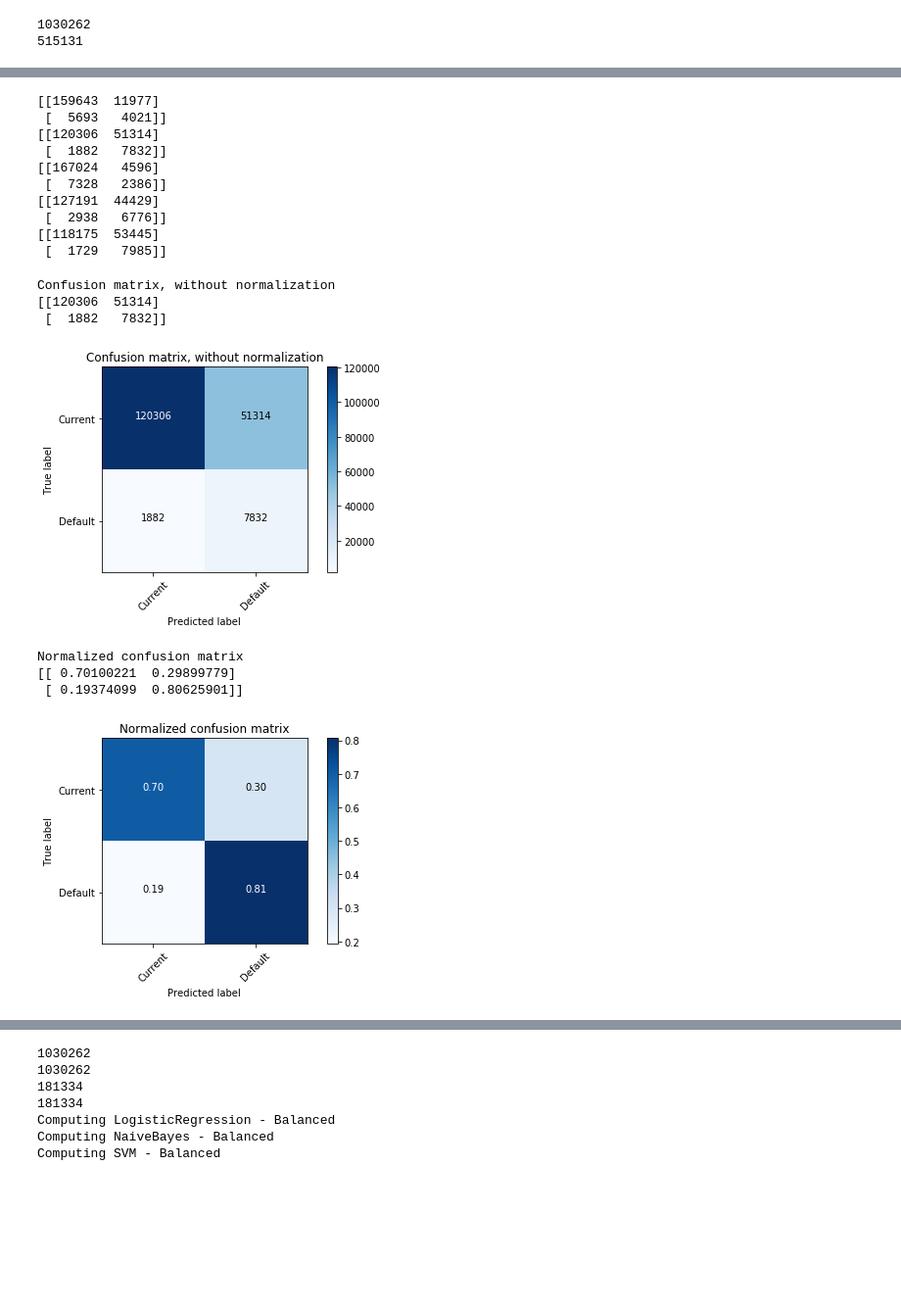
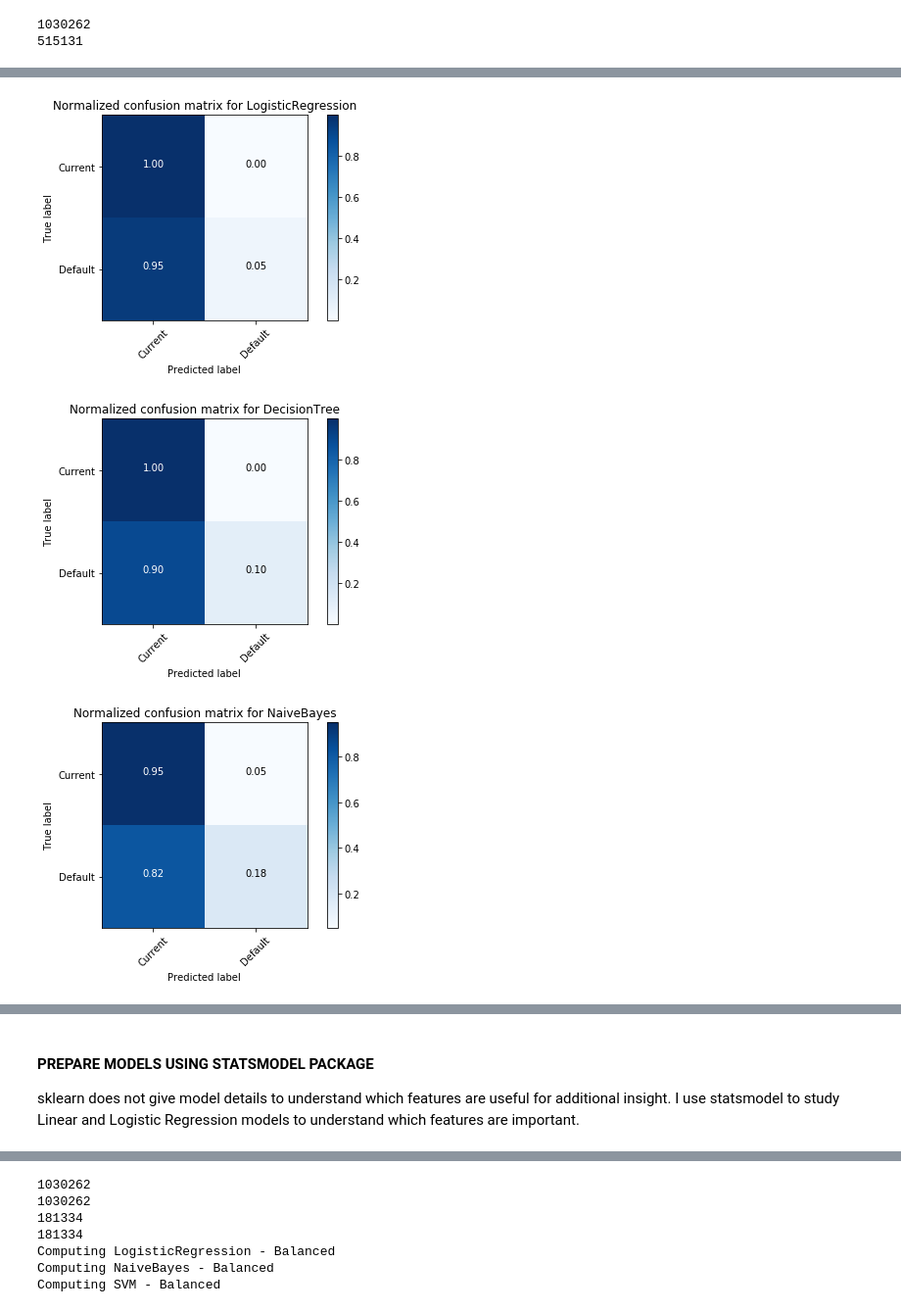
Before and after one commit to cpallav/ResponsibleLending, a Jupyter notebook: build_models.ipynb, the cells around one changed output, grey strips where cells are left out. Shown at 98% size. Saved outputs shown, nothing was run; the diff lists cells and outputs as text; code cells hidden in the pictures; blank space fills up the shorter version.

```diff
--- a/build_models.ipynb
+++ b/build_models.ipynb
@@ -273,11 +399,13 @@ print(sum(y_train))
 # %%
 ## Set up classifiers and run models
 clfs = {
+        'LogisticRegression' : LogisticRegression(),
+        'DecisionTree': DecisionTreeClassifier(max_depth=20),
+        'NaiveBayes': GaussianNB(),
         'GradientBoosting': GradientBoostingClassifier(max_depth=6, n_estimators=100, max_features = 0.3),
-        'LogisticRegression' : LogisticRegression(),
-        'RandomForest': RandomForestClassifier(n_estimators=100),
-        'NaiveBayes': GaussianNB(),
+        'RandomForest': RandomForestClassifier(max_depth=6, n_estimators=100),
         'SVM': LinearSVC(C=1.0),
+        'NeuralNetwork': MLPClassifier(solver='lbfgs', alpha=1e-5,hidden_layer_sizes=(5, 2), random_state=1),
         }
 
 models_report, conf_matrix = run_models(X_train, y_train, X_test, y_test, clfs, model_type)
@@ -300,36 +432,11 @@ models_report
-# %%
-print(conf_matrix['GradientBoosting'])
-print(conf_matrix['LogisticRegression'])
-print(conf_matrix['RandomForest'])
-print(conf_matrix['NaiveBayes'])
-print(conf_matrix['SVM'])
-# %% [output]
-[[159643  11977]
- [  5693   4021]]
-[[120306  51314]
- [  1882   7832]]
-[[167024   4596]
- [  7328   2386]]
-[[127191  44429]
- [  2938   6776]]
-[[118175  53445]
- [  1729   7985]]
 # %%
 ## Plot confusion matrix
-
 class_names = ["Current","Default"]
 
-# non-normalized confusion matrix
-plot_confusion_matrix(conf_matrix['LogisticRegression'], classes=class_names, title='Confusion matrix, without normalization')
-
-# normalized confusion matrix
-plot_confusion_matrix(conf_matrix['LogisticRegression'], classes=class_names, normalize=True,title='Normalized confusion matrix')
+for method in clfs.keys():
+    # normalized confusion matrix
+    plot_confusion_matrix(conf_matrix[method], classes=class_names, normalize=True,title='Normalized confusion matrix for '+method)
 # %% [output]
-Confusion matrix, without normalization
-[[120306  51314]
- [  1882   7832]]
-[figure, old version]
+[figure, new version]
-Normalized confusion matrix
-[[ 0.70100221  0.29899779]
- [ 0.19374099  0.80625901]]
-[figure, old version]
+[figure, new version]
+[figure, added]
@@ -336,3 +447,8 @@ Normalized confusion matrix
+# %% [markdown]
+#### PREPARE MODELS USING STATSMODEL PACKAGE
+
+sklearn does not give model details to understand which features are useful for additional insight.
+I use statsmodel to study Linear and Logistic Regression models to understand which features are important.
 # %%
 ## Use statsmodels Logistic Regression to get model coefs and
 
```
Also changed, not shown: parts of 27 cells of this notebook.
